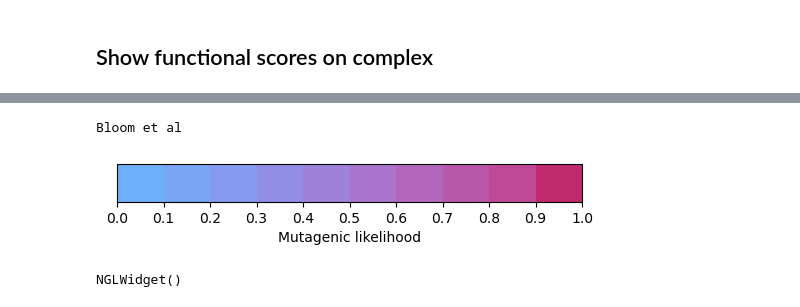
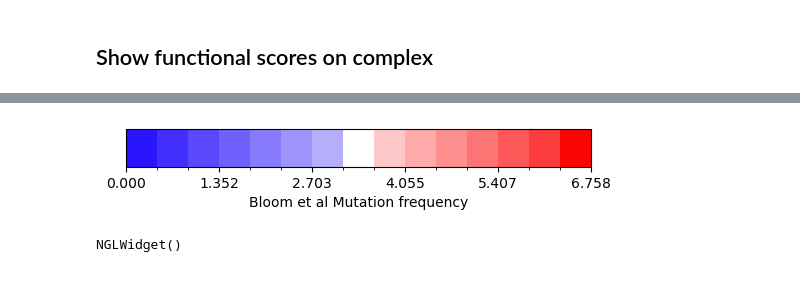
Before and after one commit to choderalab/mutation-analysis, a Jupyter notebook: notebooks/mutation_analysis.ipynb, the cells around one changed output, grey strips where cells are left out. Cells and saved outputs as stored; diff of their text form; code cells hidden in the pictures.

```diff
--- a/notebooks/mutation_analysis.ipynb
+++ b/notebooks/mutation_analysis.ipynb
@@ -434,31 +426,29 @@ NGLWidget()
 # %%
 # load protein complex with first ligand, but hide it all.
-view = nv.show_file("../data/Mpro-P1788_0A_bound.pdb", default_representation=False)
+view = nv.show_file("../data/Mpro-P1788_0A_bound.pdb", default_representation=True)
 
 # add high-quality surface of protein.
-color_scheme, scheme_name, color_wheel = buildColorScheme(count_scores_clipped_scaled, "mutation_count")
+input_data = np.log(count_scores)
+color_scheme, scheme_name, color_wheel = buildColorScheme(input_data, "mutation_count")
 
 
 
 view.add_surface("protein", color=scheme_name, surfaceType="av")
 
 # add the ligand.
 view.add_ball_and_stick("ligand")
 show_residues_around(view)
 
-# add a second ligand to compare poses. This needs to be aligned.
-view.add_component("../data/7vh8_paxlovid_aligned_lig.pdb")
-view.clear(component=1)
-view.add_ball_and_stick(component=1, color="cyan")
+# # add a second ligand to compare poses. This needs to be aligned.
+# view.add_component("../data/7vh8_paxlovid_aligned_lig.pdb")
+# view.clear(component=1)
+# view.add_ball_and_stick(component=1, color="cyan")
 
 view.center()
-print("Bloom et al")
-
 
 # show cbar and display nglwidget.
-show_colorbar(color_wheel, np.linspace(0, max(count_scores_clipped_scaled), 11), "Mutagenic likelihood")
+show_colorbar(color_wheel, np.linspace(0, max(input_data), 16), "Bloom et al Mutation frequency")
 view
 # %% [output]
+[figure, new version]
-Bloom et al
+NGLWidget()
-[figure, old version]
-NGLWidget()
```
Also changed, not shown: parts of 8 cells of this notebook.
